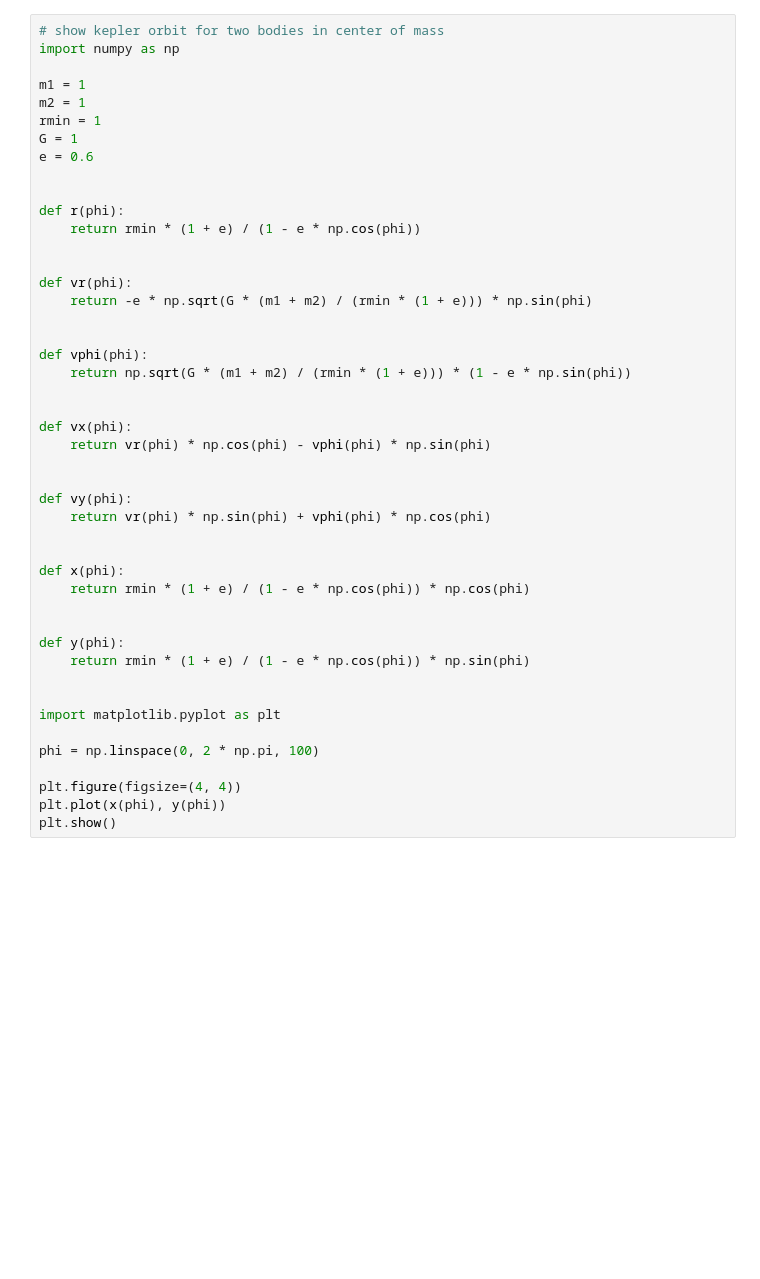
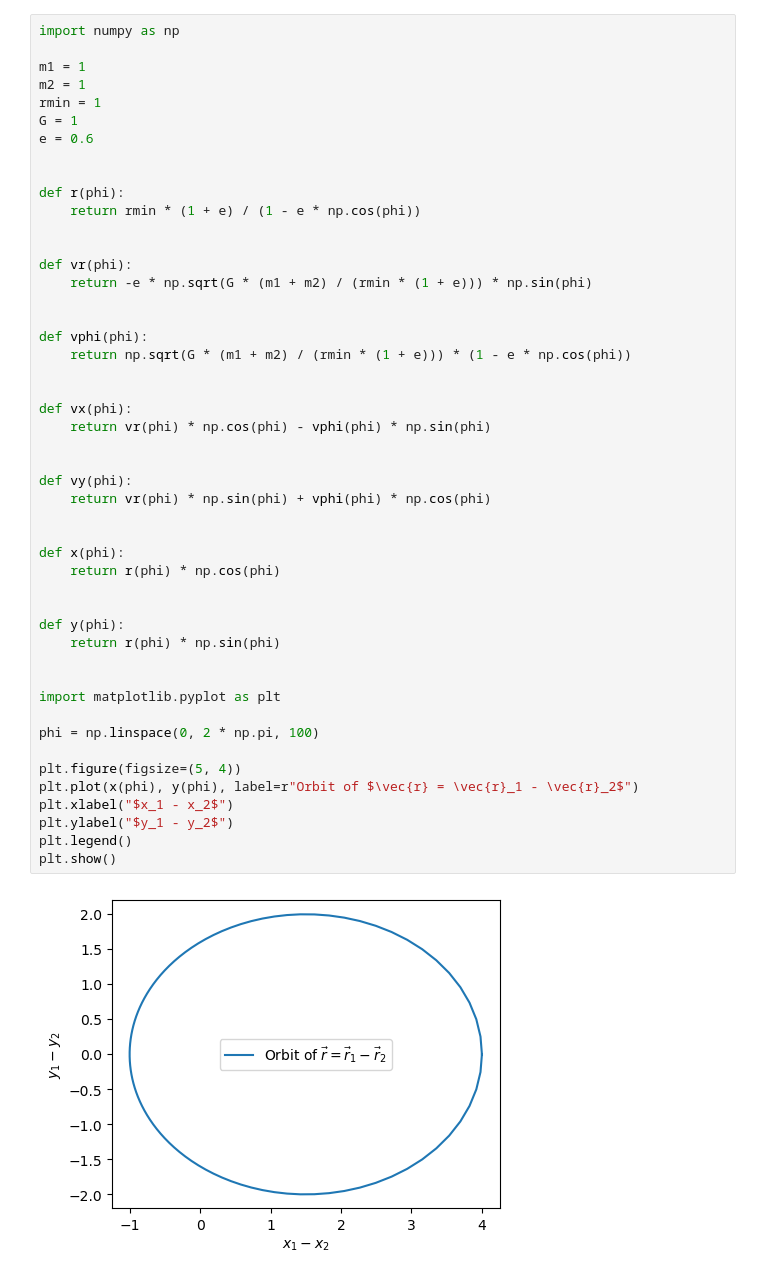
Before and after one commit to jmduarte/phys141, a Jupyter notebook: lectures/17_Kepler.ipynb, the cells around one changed output. Cells and saved outputs as stored; diff of their text form; blank space fills up the shorter version.

```diff
--- a/lectures/17_Kepler.ipynb
+++ b/lectures/17_Kepler.ipynb
@@ -1,5 +34,4 @@
 # %%
-# show kepler orbit for two bodies in center of mass
 import numpy as np
 
 m1 = 1
@@ -12,35 +44,40 @@ e = 0.6
 def r(phi):
     return rmin * (1 + e) / (1 - e * np.cos(phi))
 
 
 def vr(phi):
     return -e * np.sqrt(G * (m1 + m2) / (rmin * (1 + e))) * np.sin(phi)
 
 
 def vphi(phi):
-    return np.sqrt(G * (m1 + m2) / (rmin * (1 + e))) * (1 - e * np.sin(phi))
+    return np.sqrt(G * (m1 + m2) / (rmin * (1 + e))) * (1 - e * np.cos(phi))
 
 
 def vx(phi):
     return vr(phi) * np.cos(phi) - vphi(phi) * np.sin(phi)
 
 
 def vy(phi):
     return vr(phi) * np.sin(phi) + vphi(phi) * np.cos(phi)
 
 
 def x(phi):
-    return rmin * (1 + e) / (1 - e * np.cos(phi)) * np.cos(phi)
+    return r(phi) * np.cos(phi)
 
 
 def y(phi):
-    return rmin * (1 + e) / (1 - e * np.cos(phi)) * np.sin(phi)
+    return r(phi) * np.sin(phi)
 
 
 import matplotlib.pyplot as plt
 
 phi = np.linspace(0, 2 * np.pi, 100)
 
-plt.figure(figsize=(4, 4))
-plt.plot(x(phi), y(phi))
+plt.figure(figsize=(5, 4))
+plt.plot(x(phi), y(phi), label=r"Orbit of $\vec{r} = \vec{r}_1 - \vec{r}_2$")
+plt.xlabel("$x_1 - x_2$")
+plt.ylabel("$y_1 - y_2$")
+plt.legend()
 plt.show()
+# %% [output]
+[figure, added]
```
Also changed, not shown: parts of 7 cells of this notebook.
